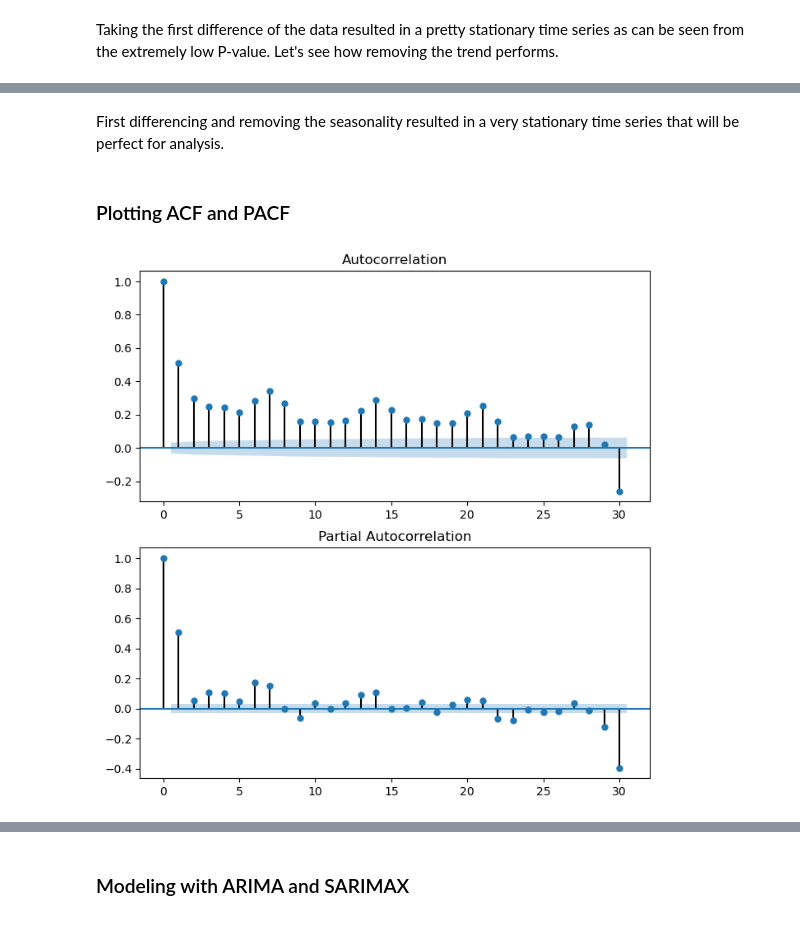
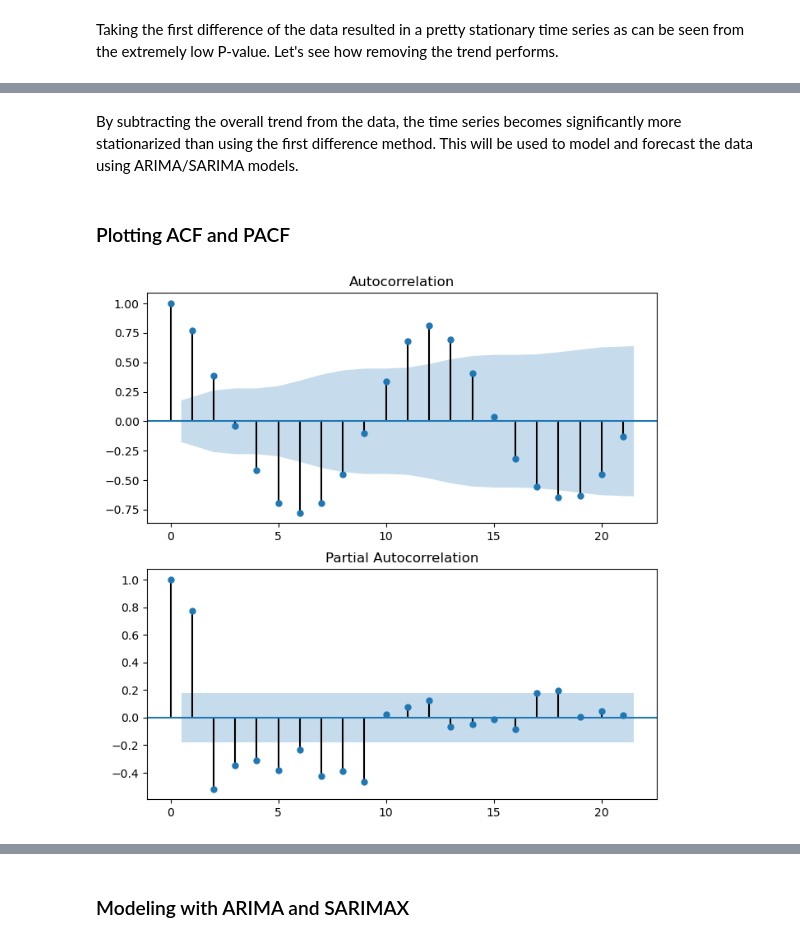
Before and after one commit to jhlee515/BikeShare_capstone, a Jupyter notebook: 3_modeling.ipynb, the cells around one changed output, grey strips where cells are left out. Cells and saved outputs as stored; diff of their text form; code cells hidden in the pictures.

Commit message:
updated modeling notebook

```diff
--- a/3_modeling.ipynb
+++ b/3_modeling.ipynb
@@ -50,12 +50,12 @@ plt.show()
 # %%
-monthly_avg = trips_by_day.rolling(window = 30).mean()
-yearly_mean = trips_by_day.rolling(window = 365).mean()
-monthly_std = trips_by_day.rolling(window = 30).std()
+monthly_avg = trips_by_day.resample('M', on = 'date').mean()
+yearly_avg = trips_by_day.resample('Y', on = 'date').mean()
+monthly_std = trips_by_day.resample('M', on = 'date').std()
 
 plt.figure(figsize = (14,10))
-plt.plot(dates, monthly_avg)
-plt.plot(dates, yearly_mean, color = 'red')
-plt.plot(dates, monthly_std, color = 'black')
+plt.plot(monthly_avg)
+plt.plot(yearly_avg, color = 'red')
+plt.plot(monthly_std, color = 'black')
 plt.title('Monthly Average Ridership')
 plt.xlabel('Date')
 plt.ylabel('Number of Trips')
@@ -66,14 +66,14 @@ plt.show()
 # %%
 ### Decompose time series using Multiplicative/Additive Model ###
 plt.style.use('default')
-decomposition_mult = seasonal_decompose(monthly_avg.set_index(dates).dropna(),
+decomposition_mult = seasonal_decompose(monthly_avg,
                                    model = 'multi',
-                                   period = 365,
+                                   period = 12,
                                    extrapolate_trend = 'freq')
 
-decomposition_add = seasonal_decompose(monthly_avg.set_index(dates).dropna(),
+decomposition_add = seasonal_decompose(monthly_avg,
                                    model = 'add',
-                                   period = 365,
+                                   period = 12,
                                    extrapolate_trend = 'freq')
 
 ### Plot decomposed time series ###
@@ -102,7 +102,6 @@ plt.show()
 # %% [markdown]
 ### Stationarize Time Series
 # %%
-monthly_avg = monthly_avg.set_index(dates).dropna()
 monthly_avg['trend'] = decomposition_mult.trend
 # %%
 monthly_avg['first_diff'] = monthly_avg['count'] - monthly_avg['count'].shift(1)
@@ -167,2 +163,0 @@ By just subtracting the overall trend from the data, the time series becomes som
-# %%
-monthly_avg['seasonal_difference'] = monthly_avg['first_diff'] - monthly_avg['first_diff'].shift(365)
@@ -182,14 +164,14 @@ dtype: float64
-# %% [markdown]
-First differencing and removing the seasonality resulted in a very stationary time series that will be perfect for analysis.
+# %% [markdown]
+By subtracting the overall trend from the data, the time series becomes significantly more stationarized than using the first difference method. This will be used to model and forecast the data using ARIMA/SARIMA models.
 # %% [markdown]
 ### Plotting ACF and PACF
 # %%
 fig = plt.figure(figsize = (8,8))
 
 ax1 = fig.add_subplot(211)
-acf = plot_acf(monthly_avg['first_diff'].dropna(), lags = 30, ax = ax1)
+acf = plot_acf(monthly_avg['detrend'].dropna(), ax = ax1)
 
 ax2 = fig.add_subplot(212)
-pacf = plot_pacf(monthly_avg['first_diff'].dropna(), lags = 30, ax = ax2)
+pacf = plot_pacf(monthly_avg['detrend'].dropna(), ax = ax2)
 # %% [output]
-[figure, old version]
+[figure, new version]
```
Also changed, not shown: parts of 33 cells of this notebook, 1 other file.
